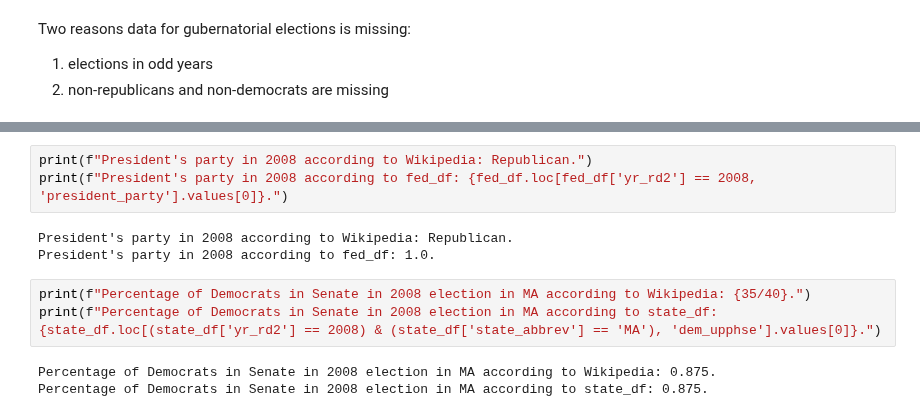
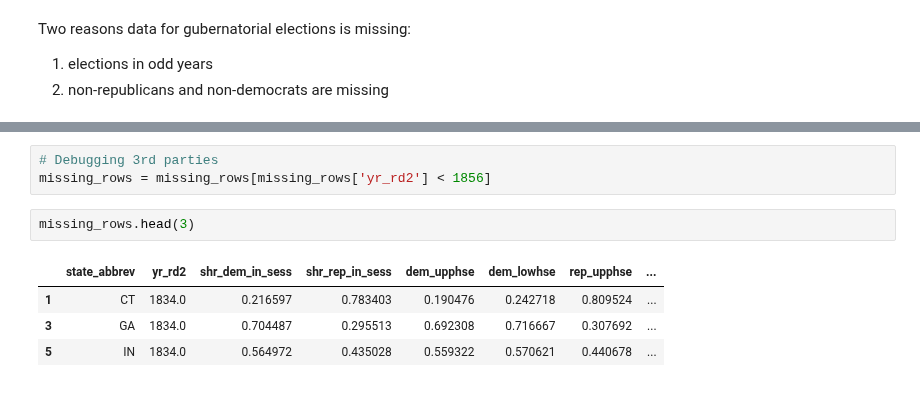
Before and after one commit to batShimon/similarity_data, a Jupyter notebook: fixingPoliticalComposition.ipynb, the cells around one changed output, grey strips where cells are left out. Saved outputs shown, nothing was run; the diff lists cells and outputs as text.

```diff
--- a/fixingPoliticalComposition.ipynb
+++ b/fixingPoliticalComposition.ipynb
@@ -91,12 +114,10 @@ Percentage of Democrats in House in 2008 according to df: 0.535632183908046.
-# %%
-print(f"President's party in 2008 according to Wikipedia: Republican.")
-print(f"President's party in 2008 according to fed_df: {fed_df.loc[fed_df['yr_rd2'] == 2008, 'president_party'].values[0]}.")
-# %% [output]
-President's party in 2008 according to Wikipedia: Republican.
-President's party in 2008 according to fed_df: 1.0.
-# %%
-print(f"Percentage of Democrats in Senate in 2008 election in MA according to Wikipedia: {35/40}.")
-print(f"Percentage of Democrats in Senate in 2008 election in MA according to state_df: {state_df.loc[(state_df['yr_rd2'] == 2008) & (state_df['state_abbrev'] == 'MA'), 'dem_upphse'].values[0]}.")
-# %% [output]
-Percentage of Democrats in Senate in 2008 election in MA according to Wikipedia: 0.875.
-Percentage of Democrats in Senate in 2008 election in MA according to state_df: 0.875.
+# %%
+# Debugging 3rd parties
+missing_rows = missing_rows[missing_rows['yr_rd2'] < 1856]
+# %%
+missing_rows.head(3)
+# %% [output]
+|  | state_abbrev | yr_rd2 | shr_dem_in_sess | shr_rep_in_sess | dem_upphse | dem_lowhse | rep_upphse | ... |
+| 1 | CT | 1834.0 | 0.216597 | 0.783403 | 0.190476 | 0.242718 | 0.809524 | ... |
+| 3 | GA | 1834.0 | 0.704487 | 0.295513 | 0.692308 | 0.716667 | 0.307692 | ... |
+| 5 | IN | 1834.0 | 0.564972 | 0.435028 | 0.559322 | 0.570621 | 0.440678 | ... |
```
Also changed, not shown: parts of 26 cells of this notebook.
